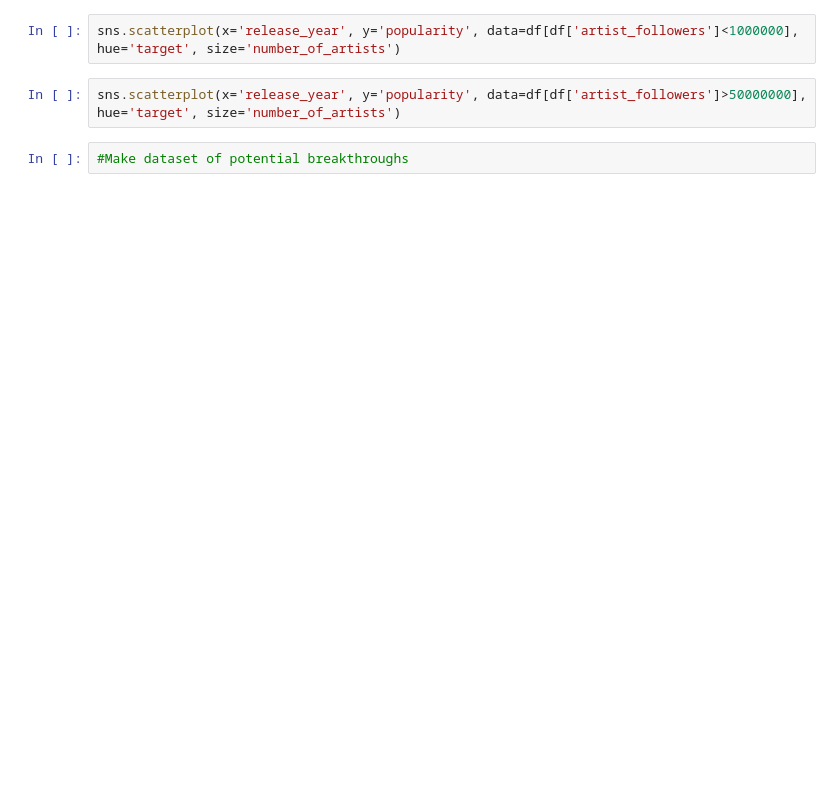
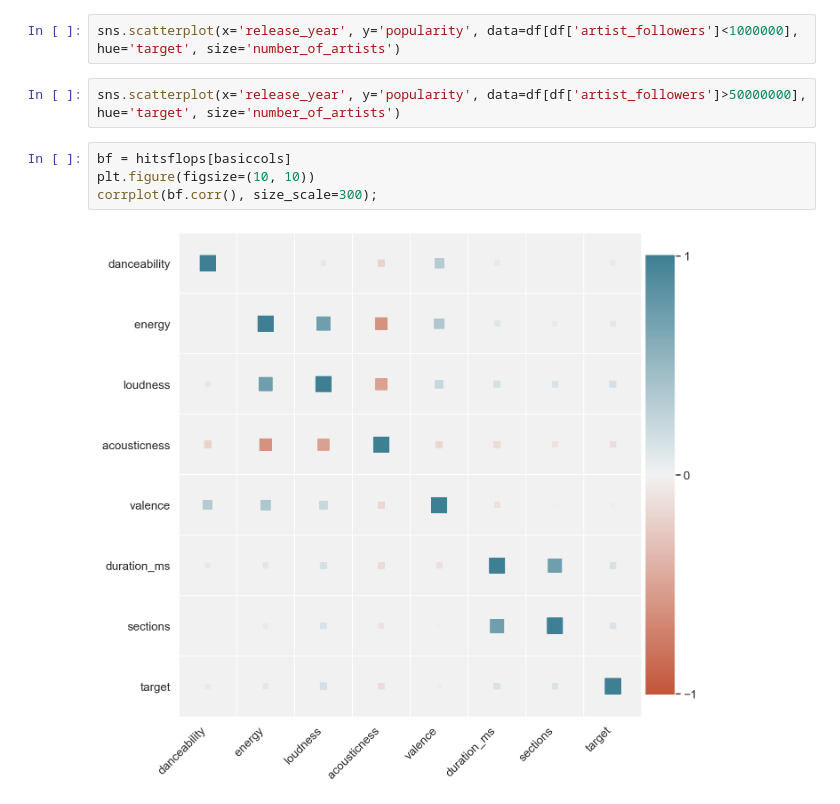
Before and after one commit to eskilrr/tdt4173, a Jupyter notebook: Notebook/Data_Visualization.ipynb, the cells around one changed output. Cells and saved outputs as stored; diff of their text form; blank space fills up the shorter version.

```diff
--- a/Notebook/Data_Visualization.ipynb
+++ b/Notebook/Data_Visualization.ipynb
@@ -93,5 +135,9 @@ sns.scatterplot(x='artist_followers', y='popularity', data=df[df['artist_followe
 sns.scatterplot(x='release_year', y='popularity', data=df[df['artist_followers']<1000000], hue='target', size='number_of_artists')
 # %%
 sns.scatterplot(x='release_year', y='popularity', data=df[df['artist_followers']>50000000], hue='target', size='number_of_artists')
-# %%
-#Make dataset of potential breakthroughs
+# %%
+bf = hitsflops[basiccols]
+plt.figure(figsize=(10, 10))
+corrplot(bf.corr(), size_scale=300);
+# %% [output]
+[figure, added]
```
Also changed, not shown: parts of 5 cells of this notebook, 14 other files.
